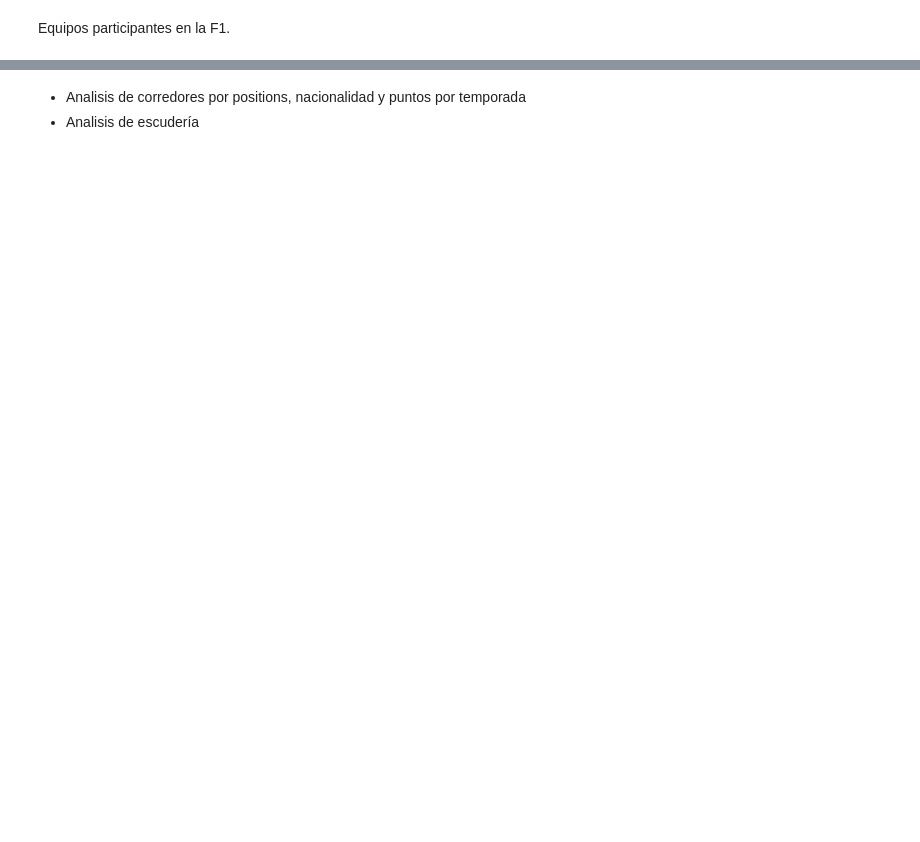
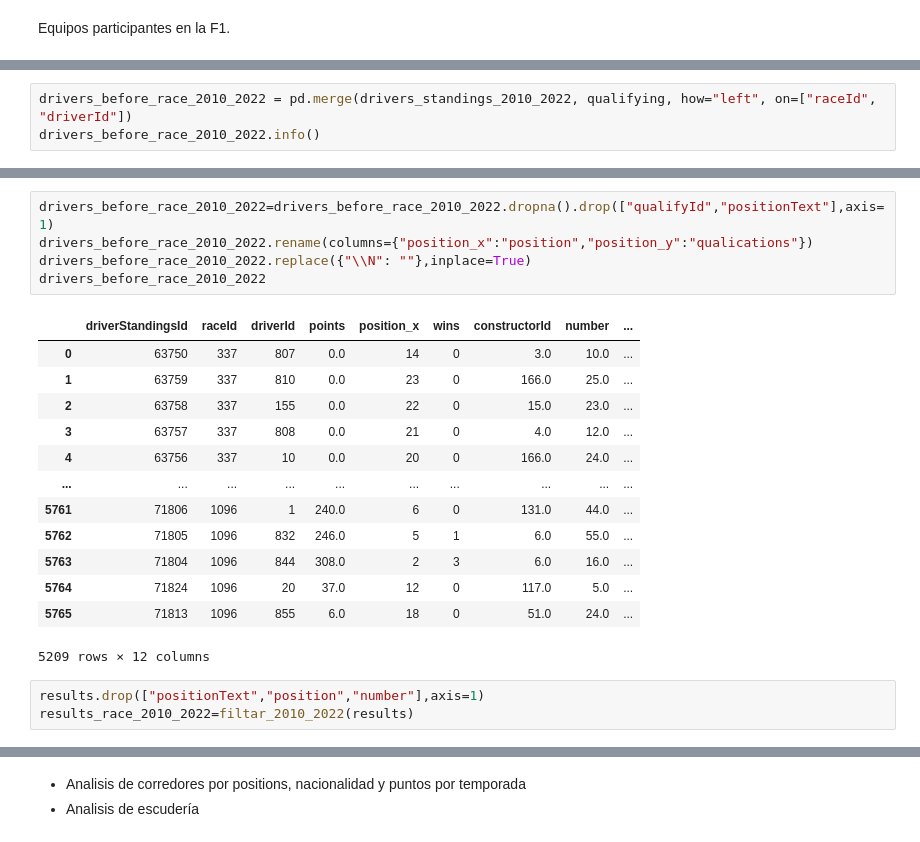
Before and after one commit to SABRIS13/F1_Analisis, a Jupyter notebook: Analisis_Formula_1.ipynb, the cells around one changed output, grey strips where cells are left out. Drawn from its saved outputs; the diff is of its cells as text; blank space fills up the shorter version.

```diff
--- a/Analisis_Formula_1.ipynb
+++ b/Analisis_Formula_1.ipynb
@@ -374,0 +377,3 @@ constructors
+# %%
+drivers_before_race_2010_2022 = pd.merge(drivers_standings_2010_2022, qualifying, how="left", on=["raceId", "driverId"])
+drivers_before_race_2010_2022.info()
@@ -374,0 +398,22 @@ constructors
+# %%
+drivers_before_race_2010_2022=drivers_before_race_2010_2022.dropna().drop(["qualifyId","positionText"],axis=1)
+drivers_before_race_2010_2022.rename(columns={"position_x":"position","position_y":"qualications"})
+drivers_before_race_2010_2022.replace({"\\N": ""},inplace=True)
+drivers_before_race_2010_2022
+# %% [output]
+|  | driverStandingsId | raceId | driverId | points | position_x | wins | constructorId | number | ... |
+| 0 | 63750 | 337 | 807 | 0.0 | 14 | 0 | 3.0 | 10.0 | ... |
+| 1 | 63759 | 337 | 810 | 0.0 | 23 | 0 | 166.0 | 25.0 | ... |
+| 2 | 63758 | 337 | 155 | 0.0 | 22 | 0 | 15.0 | 23.0 | ... |
+| 3 | 63757 | 337 | 808 | 0.0 | 21 | 0 | 4.0 | 12.0 | ... |
+| 4 | 63756 | 337 | 10 | 0.0 | 20 | 0 | 166.0 | 24.0 | ... |
+| ... | ... | ... | ... | ... | ... | ... | ... | ... | ... |
+| 5761 | 71806 | 1096 | 1 | 240.0 | 6 | 0 | 131.0 | 44.0 | ... |
+| 5762 | 71805 | 1096 | 832 | 246.0 | 5 | 1 | 6.0 | 55.0 | ... |
+| 5763 | 71804 | 1096 | 844 | 308.0 | 2 | 3 | 6.0 | 16.0 | ... |
+| 5764 | 71824 | 1096 | 20 | 37.0 | 12 | 0 | 117.0 | 5.0 | ... |
+| 5765 | 71813 | 1096 | 855 | 6.0 | 18 | 0 | 51.0 | 24.0 | ... |
+5209 rows × 12 columns
+# %%
+results.drop(["positionText","position","number"],axis=1)
+results_race_2010_2022=filtar_2010_2022(results)
```
Also changed, not shown: parts of 23 cells of this notebook.
